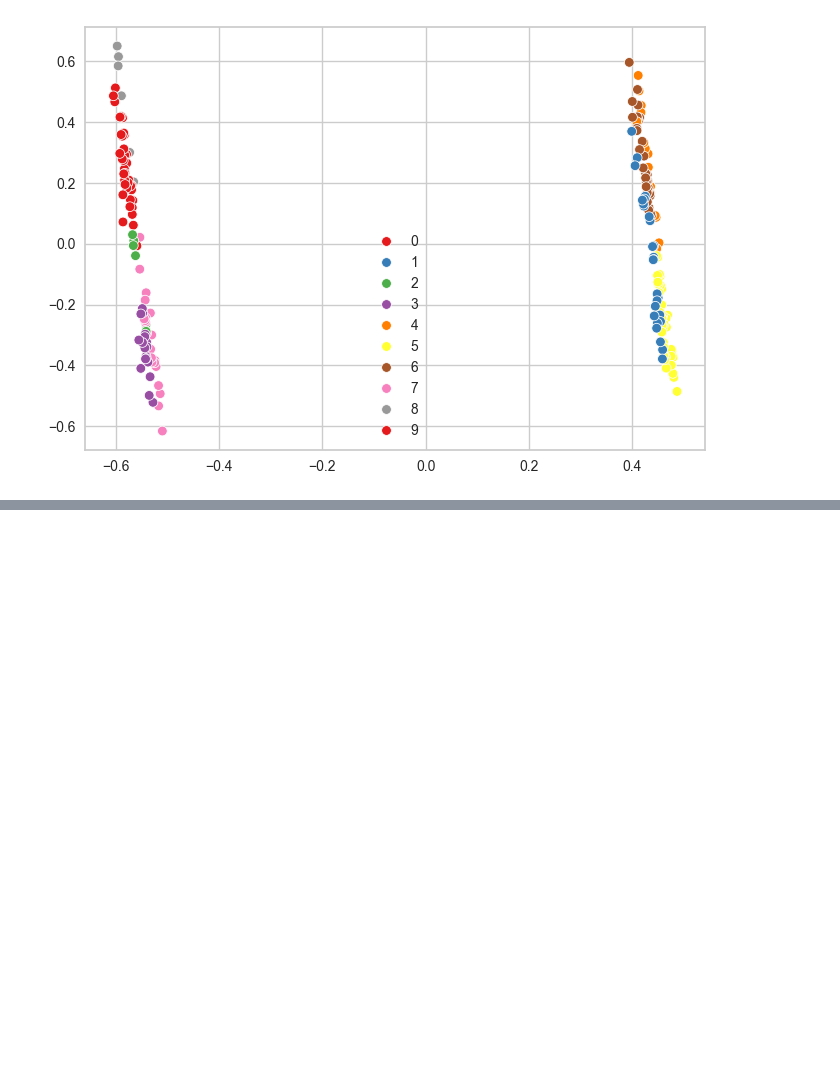
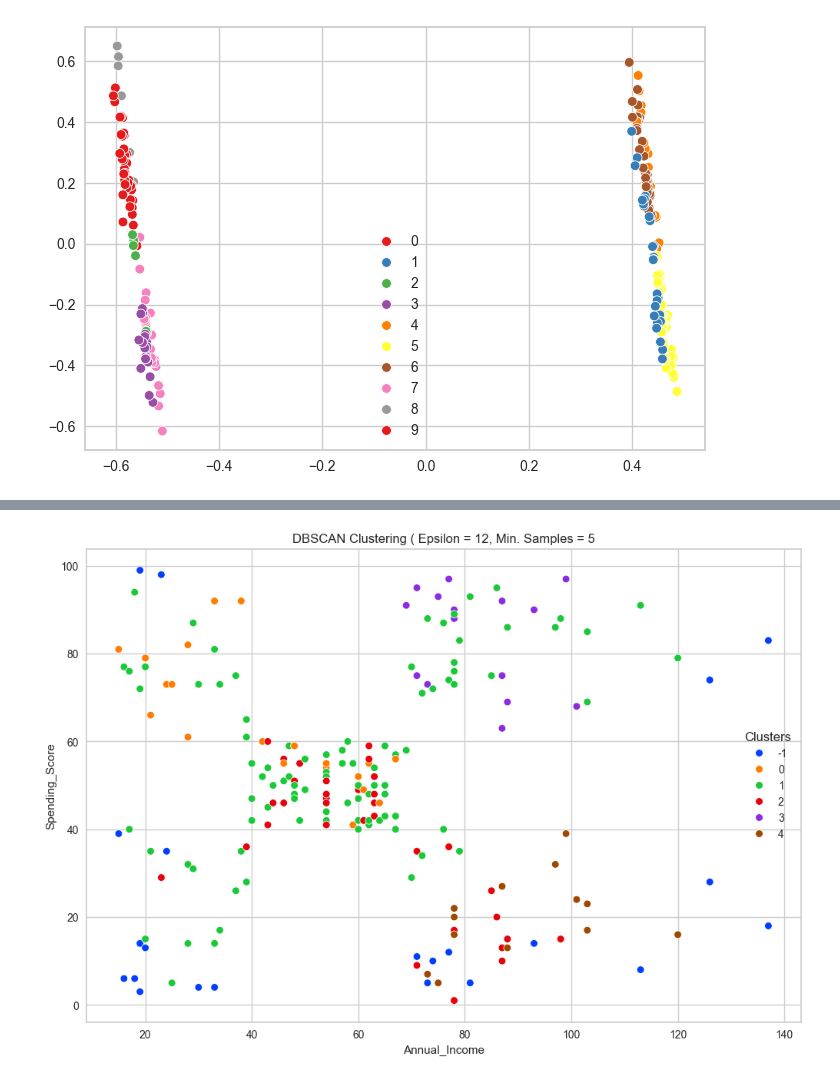
Before and after one commit to MohammadSAzar/MachineLearning-Maktankhooneh-Course-, a Jupyter notebook: S4/Project/S5-Proj-READY.ipynb, the cells around one changed output, grey strips where cells are left out. Saved outputs shown, nothing was run; the diff lists cells and outputs as text; code cells hidden in the pictures; blank space fills up the shorter version.

Commit message:
Hierarchial & DBSCAN Projects

```diff
--- a/S4/Project/S5-Proj-READY.ipynb
+++ b/S4/Project/S5-Proj-READY.ipynb
@@ -187,0 +373,13 @@ sns.scatterplot(x=pca_data[:, 0], y=pca_data[:, 1], hue=labels, palette="Set1")
+# %%
+db = DBSCAN(eps=0.2, min_samples=5).fit(norm_x_ds)
+
+main_ds_df['Clusters'] = db.labels_
+main_ds_df_numeric['Clusters'] = db.labels_
+
+plt.figure(figsize=(12, 8))
+sns.scatterplot(x = main_ds_df_numeric['Annual_Income'], y = main_ds_df_numeric['Spending_Score'], hue=main_ds_df_numeric['Clusters'],
+                palette=sns.color_palette('bright', np.unique(db.labels_).shape[0]))
+plt.title('DBSCAN Clustering ( Epsilon = 12, Min. Samples = 5')
+plt.show()
+# %% [output]
+[figure, added]
```
Also changed, not shown: parts of 21 cells of this notebook.
